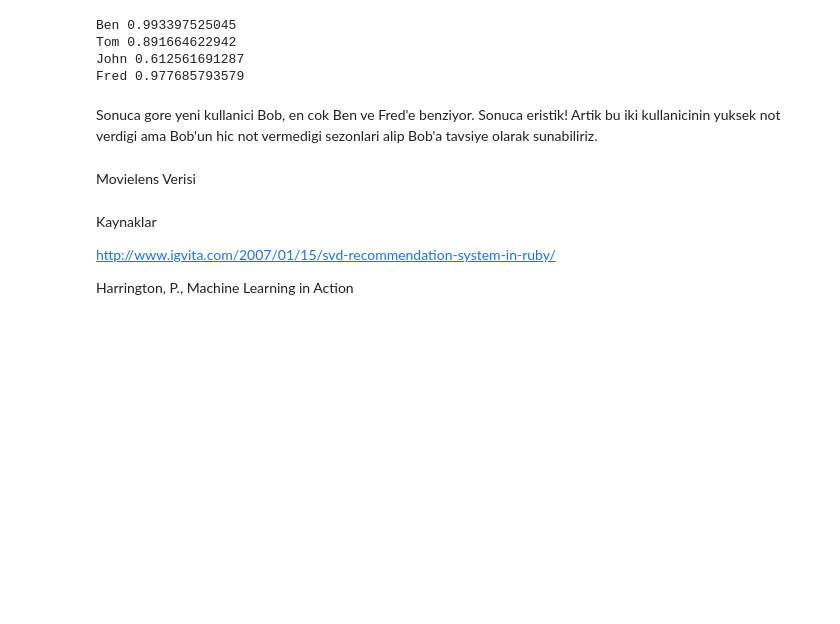
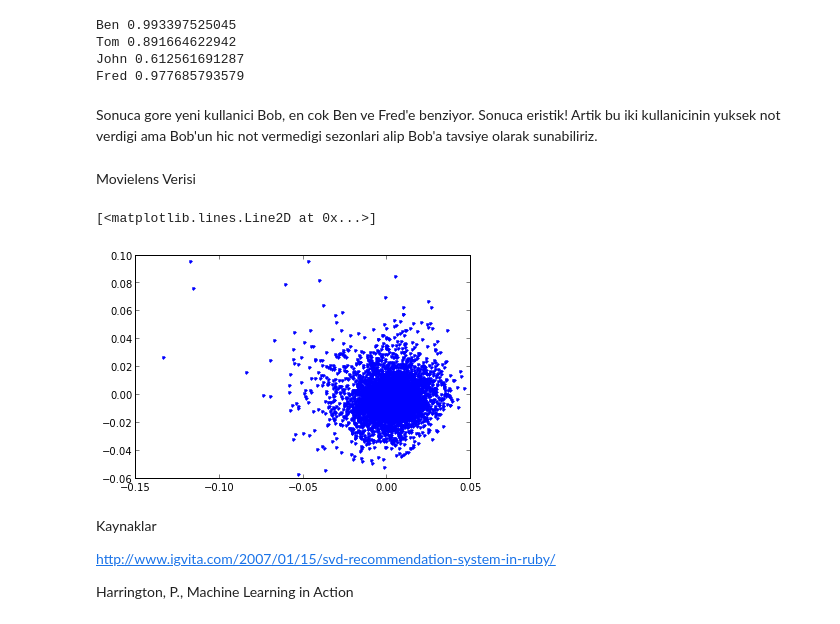
Before and after one commit to theparma/classnotes, a Jupyter notebook: app-math-tr/svdrecom/svdrecom.ipynb, the cells around one changed output. Cells and saved outputs as stored; diff of their text form; code cells hidden in the pictures; blank space fills up the shorter version.

```diff
--- a/app-math-tr/svdrecom/svdrecom.ipynb
+++ b/app-math-tr/svdrecom/svdrecom.ipynb
@@ -267,9 +267,19 @@ not vermedigi sezonlari alip Bob'a tavsiye olarak sunabiliriz.
 Movielens Verisi
 # %%
 import pandas as pd
-import numpy.linalg as lin
-df = pd.read_csv("/tmp/movielens2.csv",sep=';')
-U,S,VT = lin.svd(np.array(df.ix[:,1:]))
+df = pd.read_csv("/home/burak/Downloads/movielens1.csv",sep=';')
+import scipy.sparse as sps
+df = df.fillna(0)
+dfs = sps.coo_matrix(np.array(df.ix[:,1:]))
+# %%
+import scipy.linalg as lin
+import scipy.sparse.linalg as slin
+U,S,V=slin.svds(dfs,k=7)
+# %%
+plot(U[:,0], U[:,1],'.')
+# %% [output]
+[<matplotlib.lines.Line2D at 0x...>]
+[figure, added]
 # %% [markdown]
 
 Kaynaklar
```
Also changed, not shown: 4 other files.
